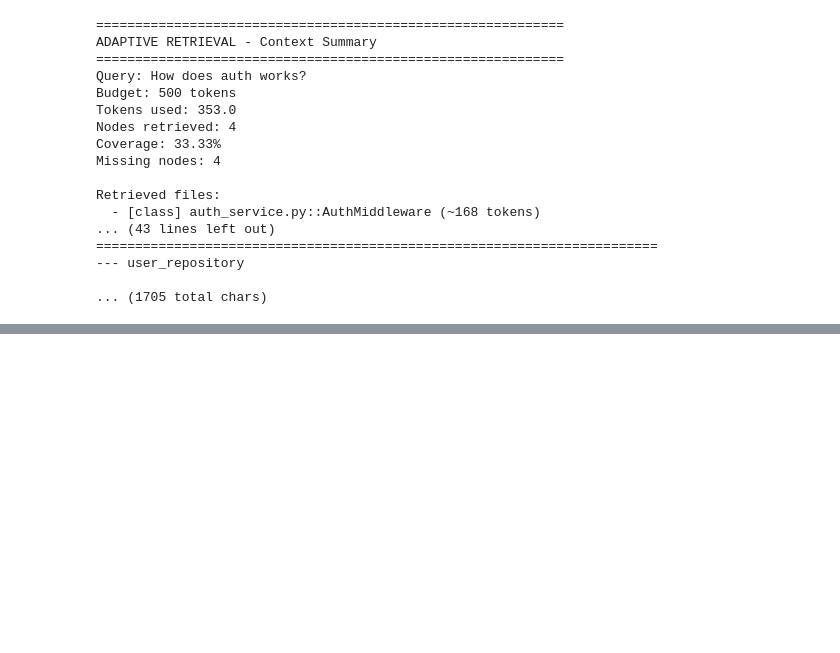
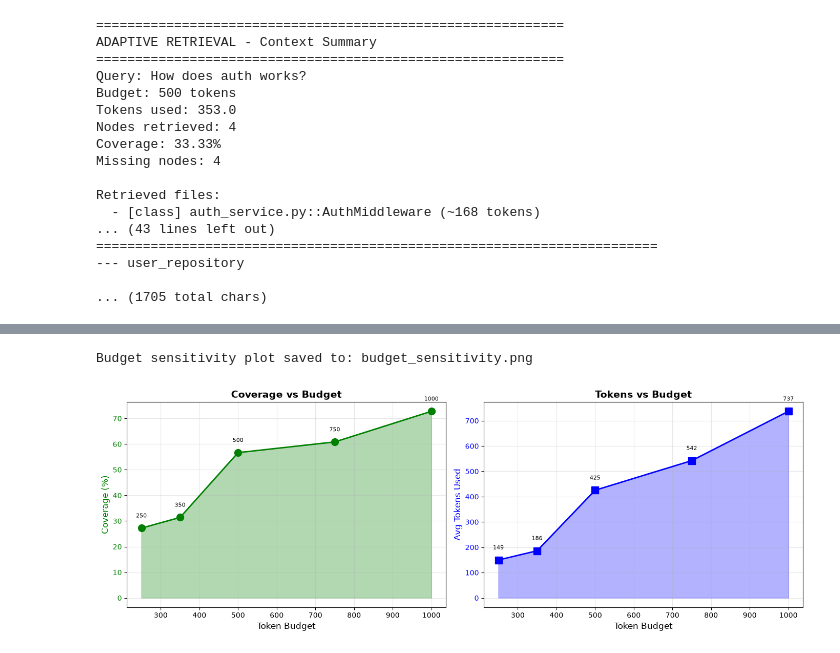
Before and after one commit to Dilusha-M/Adaptive-Cost-Aware-Context-Selection, a Jupyter notebook: accs_evaluation.ipynb, the cells around one changed output, grey strips where cells are left out. Saved outputs shown, nothing was run; the diff lists cells and outputs as text; code cells hidden in the pictures; blank space fills up the shorter version.

```diff
--- a/accs_evaluation.ipynb
+++ b/accs_evaluation.ipynb
@@ -27,10 +29,10 @@ import sys
 from pathlib import Path
 
 try:
-    PROJECT_ROOT = Path(__file__).resolve().parent.parent
+    PROJECT_ROOT = Path(__file__).resolve()
 except NameError:
     # __file__ is not defined in interactive mode (e.g., Jupyter Notebook)
-    PROJECT_ROOT = Path.cwd().parent
+    PROJECT_ROOT = Path.cwd()
 
 if str(PROJECT_ROOT) not in sys.path:
     sys.path.insert(0, str(PROJECT_ROOT))
@@ -787,7 +798,7 @@ else:
             "adaptive_missing": r["adaptive_missing"],
         }
 
-    results_path = PROJECT_ROOT / "notebooks" / "evaluation_results.json"
+    results_path = PROJECT_ROOT / "evaluation_results.json"
 
     results_path.write_text(json_module.dumps(results_export, indent=2))
     print(f"\n✓ Full results saved to: {results_path}")
@@ -811,0 +1044,43 @@ Queries exceeding budget: 0/4
+# %%
+# Plot budget sensitivity
+budgets = list(budget_results.keys())
+coverage_values = [budget_results[b]["avg_coverage"] * 100 for b in budgets]
+tokens_values = [budget_results[b]["avg_tokens"] for b in budgets]
+nodes_values = [budget_results[b]["avg_nodes"] for b in budgets]
+
+fig, (ax1, ax2) = plt.subplots(1, 2, figsize=(14, 5))
+
+# Coverage vs Budget
+ax1.plot(budgets, coverage_values, 'o-', color='green', linewidth=2, markersize=10, label='Coverage')
+ax1.fill_between(budgets, coverage_values, alpha=0.3, color='green')
+ax1.set_xlabel('Token Budget', fontsize=12)
+ax1.set_ylabel('Coverage (%)', fontsize=12, color='green')
+ax1.set_title('Coverage vs Budget', fontsize=14, fontweight='bold')
+ax1.tick_params(axis='y', labelcolor='green')
+ax1.grid(True, alpha=0.3)
+
+# Add budget markers
+for i, budget in enumerate(budgets):
+    ax1.annotate(f'{budget}', (budget, coverage_values[i]),
+                textcoords='offset points', xytext=(0, 15), ha='center', fontsize=8)
+
+# Tokens vs Budget
+ax2.plot(budgets, tokens_values, 's-', color='blue', linewidth=2, markersize=10, label='Tokens')
+ax2.fill_between(budgets, tokens_values, alpha=0.3, color='blue')
+ax2.set_xlabel('Token Budget', fontsize=12)
+ax2.set_ylabel('Avg Tokens Used', fontsize=12, color='blue')
+ax2.set_title('Tokens vs Budget', fontsize=14, fontweight='bold')
+ax2.tick_params(axis='y', labelcolor='blue')
+ax2.grid(True, alpha=0.3)
+
+# Add token markers
+for i, budget in enumerate(budgets):
+    ax2.annotate(f'{int(tokens_values[i])}', (budget, tokens_values[i]),
+                textcoords='offset points', xytext=(0, 15), ha='center', fontsize=8)
+
+plt.tight_layout()
+plt.savefig(PROJECT_ROOT / 'budget_sensitivity.png', dpi=150, bbox_inches='tight')
+print("Budget sensitivity plot saved to: budget_sensitivity.png")
+# %% [output]
+Budget sensitivity plot saved to: budget_sensitivity.png
+[figure, added]
```
Also changed, not shown: parts of 9 cells of this notebook.
